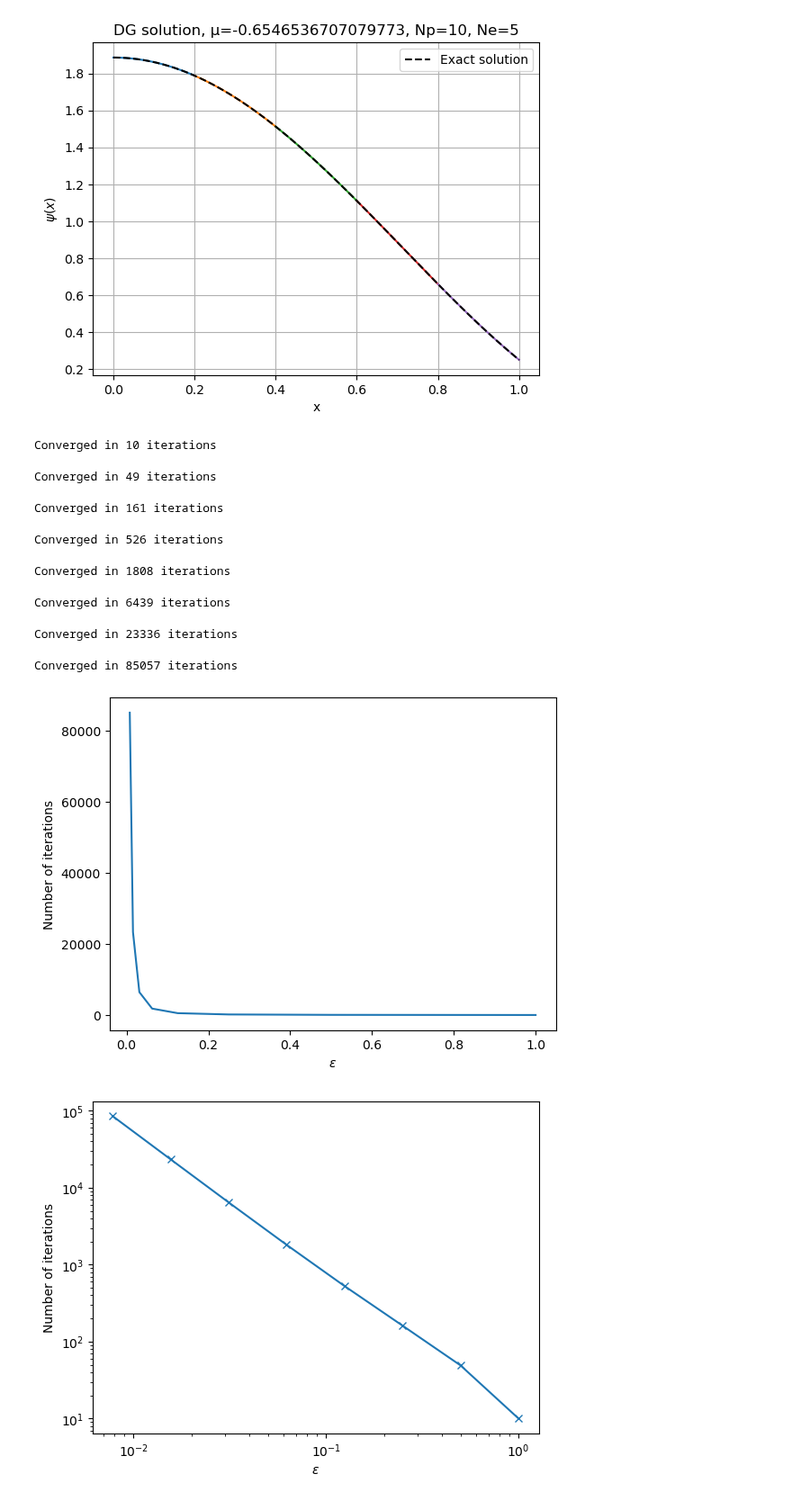
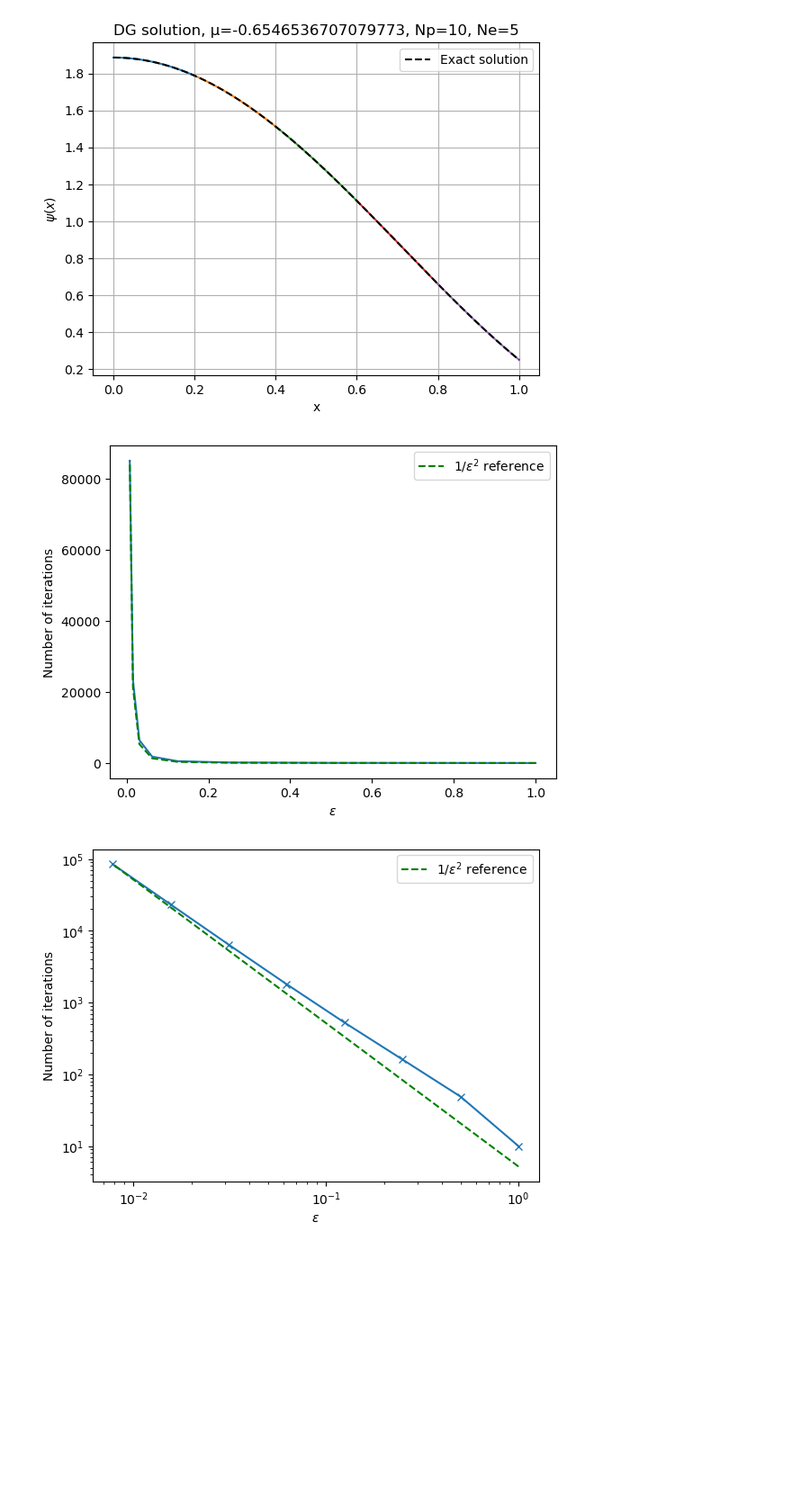
Before and after one commit to jpgallagher1/PIMS-GroupB, a Jupyter notebook: main.ipynb, the cells around one changed output. Shown at 90% size. Cells and saved outputs as stored; diff of their text form; code cells hidden in the pictures; blank space fills up the shorter version.

Commit message:
add reference line

```diff
--- a/main.ipynb
+++ b/main.ipynb
@@ -79,42 +79,38 @@ for ε in εs:
     σ_t    = lambda x: x**3 + 1
     σ_a    = lambda x: x**2 + 1
     source = lambda x,μ: (μ**3)/ε * (2*x - 6.8*np.sin(2*x)) + (σ_t(x)/ε**2 * ψ_MMS(x,μ)) \
                     - (σ_t(x)/ε - ε*σ_a(x)) / (3*ε) * ((x**2 +1) + 3.4*np.cos(2*x))
     inflow = lambda x,μ: ψ_MMS(x,μ)
 
     # Mesh parameters
     Np = 3                      # Legendre polynomials per element (basis size)
     Nμ = 5                      # Legendre polynomials per element (basis size)
     xs = np.linspace(0, 1, 6) # Mesh points / element boundaries
 
     # Solve
     ψ_weights_all, μs, t = transport_direct_solve_diffusive(σ_t, σ_a, ε, source, inflow, Np, Nμ, xs,
                                                         max_iter=int(1e5), tol=1e-10)
     n_iter.append(t)
 
 plt.plot(εs, n_iter)
+plt.plot(εs, [n_iter[-1] * (εs[-1]/ε)**(2) for ε in εs], '--', label=f"$1/\epsilon^2$ reference", color = 'green')
 plt.xlabel(r"$\epsilon$")
 plt.ylabel(r"Number of iterations")
+plt.legend()
 plt.savefig("test_figures/n_iter_vs_epsilon.pdf")
 plt.show()
 
 plt.plot(εs, n_iter, 'x-')
+plt.plot(εs, [n_iter[-1] * (εs[-1]/ε)**(2) for ε in εs], '--', label=f"$1/\epsilon^2$ reference", color = 'green')
 plt.xlabel(r"$\epsilon$")
 plt.ylabel(r"Number of iterations")
 plt.xscale("log")
 plt.yscale("log")
+plt.legend()
 plt.savefig("test_figures/n_iter_vs_epsilon_log_log.pdf")
 plt.show()
 # %% [output]
-Converged in 10 iterations
-Converged in 49 iterations
-Converged in 161 iterations
-Converged in 526 iterations
-Converged in 1808 iterations
-Converged in 6439 iterations
-Converged in 23336 iterations
-Converged in 85057 iterations
-[figure, old version]
+[figure, new version]
-[figure, old version]
+[figure, new version]
 # %%
 εs = [1*0.5**i for i in range(8)]
```
Also changed, not shown: parts of 2 cells of this notebook, 5 other files.
